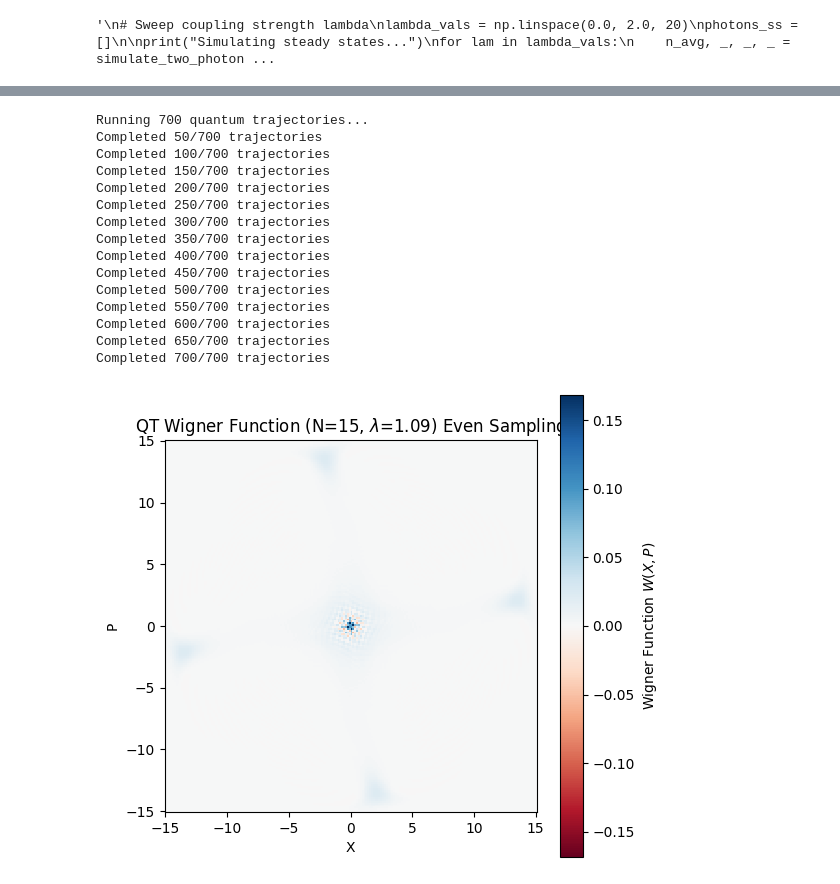
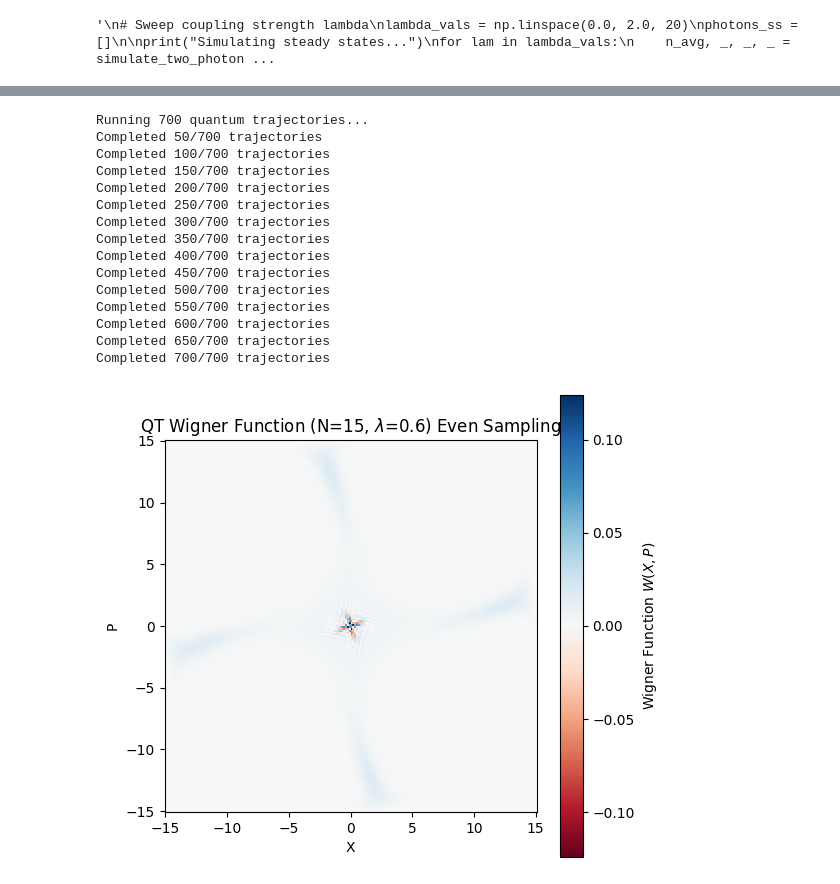
Before and after one commit to IronicOwl/MasterThesisShenanigans, a Jupyter notebook: Lindbladt/Coherence_resolvedTpDt.ipynb, the cells around one changed output, grey strips where cells are left out. Saved outputs shown, nothing was run; the diff lists cells and outputs as text; code cells hidden in the pictures.

Commit message:
more plots

```diff
--- a/Lindbladt/Coherence_resolvedTpDt.ipynb
+++ b/Lindbladt/Coherence_resolvedTpDt.ipynb
@@ -24,9 +24,9 @@ def simulate_two_photon_dicke(N, M, wc, wa, kappa_1, kappa_2, lam):
     a = qt.tensor(qt.destroy(M), qt.qeye(dim_spin))
 
     # Collective spin operators
-    Jx = qt.tensor(qt.qeye(M), qt.jmat(j, 'x'))
-    Jy = qt.tensor(qt.qeye(M), qt.jmat(j, 'y'))
-    Jz = qt.tensor(qt.qeye(M), qt.jmat(j, 'z'))
+    Jx = 2*qt.tensor(qt.qeye(M), qt.jmat(j, 'x'))
+    Jy = 2*qt.tensor(qt.qeye(M), qt.jmat(j, 'y'))
+    Jz = 2*qt.tensor(qt.qeye(M), qt.jmat(j, 'z'))
 
     # 2. Construct the Hamiltonian
     # H = wc*a^dag a + (wa/2)*Jz + (lambda/N)*Jx*(a^dag^2 + a^2)
@@ -150,8 +150,8 @@ def simulate_qt_two_photon_only_even(N, M, wc, wa, kappa_2, lam, t_max, n_traj):
     dim_spin = int(2 * j + 1)
 
     a = qt.tensor(qt.destroy(M), qt.qeye(dim_spin))
-    Jx = qt.tensor(qt.qeye(M), qt.jmat(j, 'x'))
-    Jz = qt.tensor(qt.qeye(M), qt.jmat(j, 'z'))
+    Jx = 2*qt.tensor(qt.qeye(M), qt.jmat(j, 'x'))
+    Jz = 2*qt.tensor(qt.qeye(M), qt.jmat(j, 'z'))
 
     # 2. Construct the Hamiltonian
     H_cavity = wc * a.dag() * a
@@ -320,7 +322,7 @@ M_fock = 120         # Cavity truncation
 omega_c = 1.0
 omega_a = 1.0
 k2 = 0.05           # Pure two-photon loss
-lam_val = 1.09      # Coupling strength
+lam_val = 0.6      # Coupling strength
 t_max = 70.0        # Time to reach steady state (tune based on dynamics)
 n_traj = 700        # Number of trajectories (Paper uses 500 to 3000)
 
@@ -340,32 +342,32 @@ plt.figure(figsize=(6, 6))
 
 # 2. Remove vmin=0 and use symmetric bounds for the RdBu colormap
 mesh = plt.pcolormesh(xvec, xvec, W, cmap='RdBu', shading='auto', vmin=-w_max, vmax=w_max)
 
 plt.xlabel('X')
 plt.ylabel('P')
 plt.title(f'QT Wigner Function (N={N_spins}, $\\lambda$={lam_val}) Even Sampling')
 
 # 3. Call plt.colorbar() and pass the mesh object to it
 plt.colorbar(mesh, label='Wigner Function $W(X,P)$')
 
 plt.gca().set_aspect('equal', adjustable='box')
 plt.show()
 
-qt.qsave(rho_cavity_qt_even_120,r'C:\Users\genes\Documents\Studium\FS26\Master Thesis\Code\Plots\Two_photon_dicke_2p_jump\Plot_Data\TPDT_N15_M120_l109_t70_n700_E')
+qt.qsave(rho_cavity_qt_even_120,r'C:\Users\genes\Documents\Studium\FS26\Master Thesis\Code\Plots\Two_photon_dicke_2p_jump\Plot_Data\TPDT_N15_M120_l06_t70_n700_E')
 # %% [output]
 Running 700 quantum trajectories...
 Completed 50/700 trajectories
 Completed 100/700 trajectories
 Completed 150/700 trajectories
 Completed 200/700 trajectories
 Completed 250/700 trajectories
 Completed 300/700 trajectories
 Completed 350/700 trajectories
 Completed 400/700 trajectories
 Completed 450/700 trajectories
 Completed 500/700 trajectories
 Completed 550/700 trajectories
 Completed 600/700 trajectories
 Completed 650/700 trajectories
 Completed 700/700 trajectories
-[figure, old version]
+[figure, new version]
```
Also changed, not shown: parts of 3 cells of this notebook, 14 other files.
